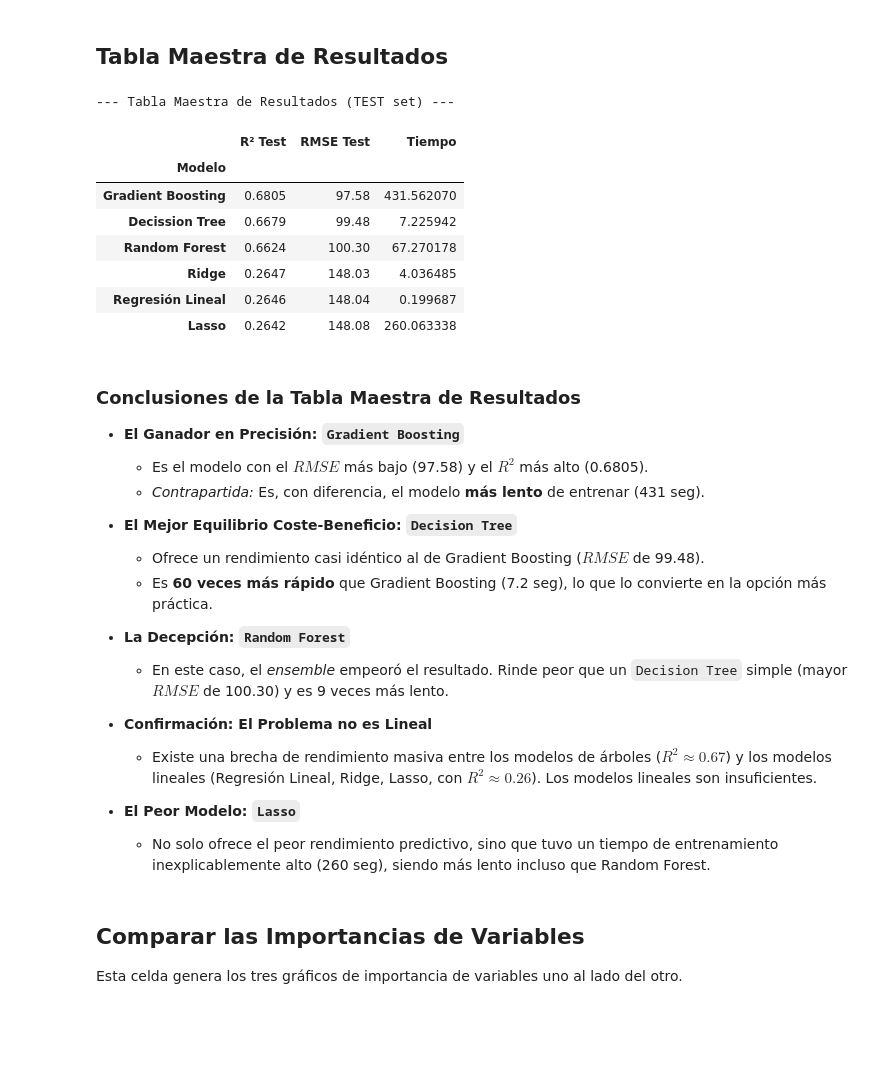
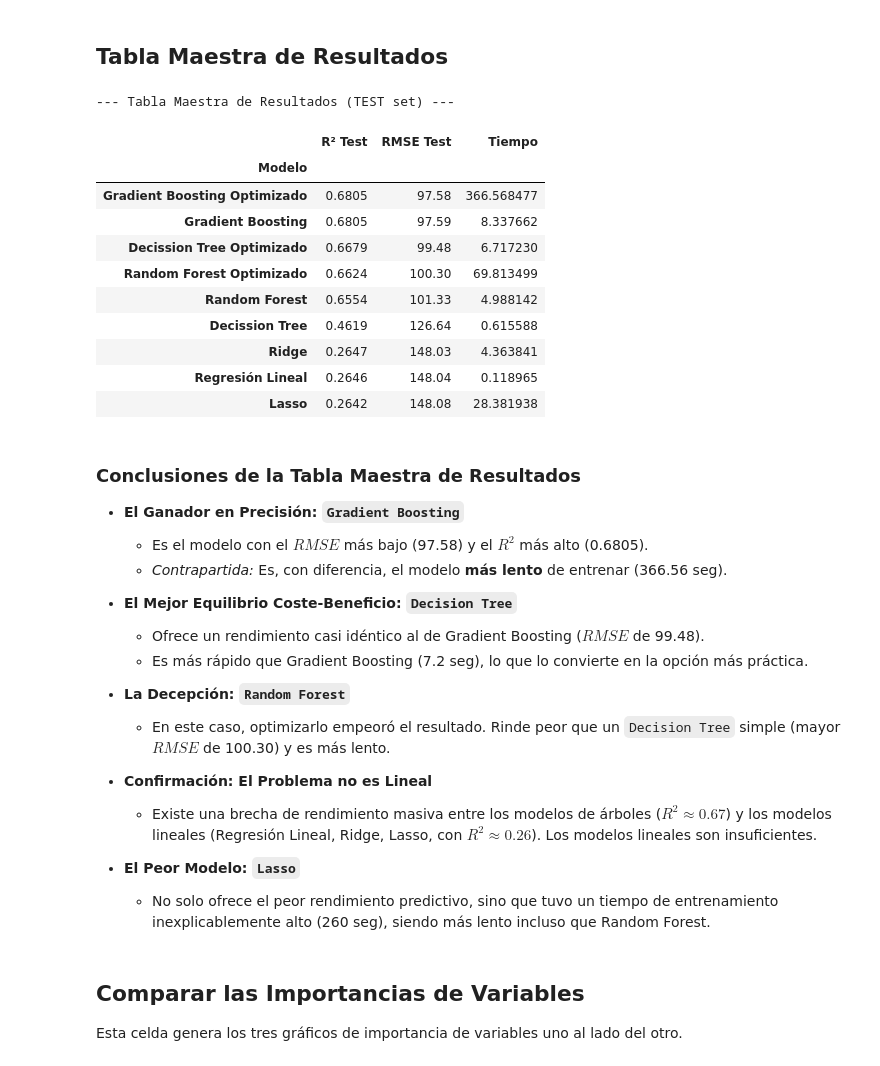
Before and after one commit to thisisrober/real-prediction-regression-global-super-store, a Jupyter notebook: notebook.ipynb, the cells around one changed output. Drawn from its saved outputs; the diff is of its cells as text; code cells hidden in the pictures; blank space fills up the shorter version.

```diff
--- a/notebook.ipynb
+++ b/notebook.ipynb
@@ -325,9 +325,9 @@ lr_model = LinearRegression()
 inicio = time.time()
 lr_model.fit(X_train, y_train)
 fin = time.time()
-lr_tiempo = fin - inicio
+lr_time = fin - inicio
 print("Tiempo LinearRegression:")
-print(f"{lr_tiempo:.2f}\n")
+print(f"{lr_time:.2f}\n")
 # Predicciones
 lr_train_pred = lr_model.predict(X_train)
 lr_test_pred = lr_model.predict(X_test)
@@ -372,9 +372,9 @@ grid_ridge = GridSearchCV(ridge, param_grid, cv=5, scoring='r2')
 inicio = time.time()
 grid_ridge.fit(X_train, y_train)
 fin = time.time()
-ridge_tiempo = fin - inicio
+ridge_time = fin - inicio
 print("Tiempo Ridge:")
-print(f"{ridge_tiempo:.2f}")
+print(f"{ridge_time:.2f}")
 
 # Mejor modelo Ridge
 best_ridge = grid_ridge.best_estimator_
@@ -613,11 +606,11 @@ fin = time.time()
 y_pred = tree.predict(X_test)
 tree_rmse = np.sqrt(mean_squared_error(y_test, y_pred))
 tree_r2 = r2_score(y_test, y_pred)
-tiempo = fin - inicio
+dt_time = fin - inicio
 
 resultados_rf = pd.DataFrame({
     "Modelo": ["Random Forest"],
-    "Tiempo Entrenamiento (s)": [tiempo],
+    "Tiempo Entrenamiento (s)": [dt_time],
     "RMSE Test": [tree_rmse],
     "R2 Test": [tree_r2]
 })
@@ -693,11 +686,11 @@ fin = time.time()
 y_pred = rf.predict(X_test)
 forest_rmse = np.sqrt(mean_squared_error(y_test, y_pred))
 forest_r2 = r2_score(y_test, y_pred)
-tiempo = fin - inicio
+rf_time = fin - inicio
 
 resultados_rf = pd.DataFrame({
     "Modelo": ["Random Forest"],
-    "Tiempo Entrenamiento (s)": [tiempo],
+    "Tiempo Entrenamiento (s)": [rf_time],
     "RMSE Test": [forest_rmse],
     "R2 Test": [forest_r2]
 })
@@ -1086,59 +1085,65 @@ metric_data = [
     ("Regresión Lineal", lr_test_r2, lr_test_rmse, lr_time),
     ("Ridge", ridge_test_r2, ridge_test_rmse, ridge_time),
     ("Lasso", lasso_test_r2, lasso_test_rmse, lasso_time),
-    ("Decission Tree", tree_r2_final, tree_rmse_final, tree_time),
-    ("Random Forest", forest_r2_final, forest_rmse_final, forest_time),
-    ("Gradient Boosting", gb_test_r2, gb_test_rmse, gb_time)
+    ("Decission Tree", tree_r2, tree_rmse, dt_time),
+    ("Decission Tree Optimizado", tree_r2_final, tree_rmse_final, tree_time),
+    ("Random Forest", forest_r2, forest_rmse, rf_time),
+    ("Random Forest Optimizado", forest_r2_final, forest_rmse_final, forest_time),
+    ("Gradient Boosting", gb_test_r2_default, gb_test_rmse_default, gb_training_time_default),
+    ("Gradient Boosting Optimizado", gb_test_r2, gb_test_rmse, gb_time)
 ]
 
 # 2. Construir el DataFrame
 resultados = []
 
 for nombre, r2, rmse, time in metric_data:
     resultados.append({
         "Modelo": nombre,
         "R² Test": r2,
         "RMSE Test": rmse,
         "Tiempo": time
     })
 
 # --- Crear la Tabla Maestra ---
 if resultados:
     df_resultados = pd.DataFrame(resultados)
     df_resultados = df_resultados.set_index('Modelo')
     df_resultados = df_resultados.sort_values(by='R² Test', ascending=False)
 
     # Mostrar la tabla
     print("\n--- Tabla Maestra de Resultados (TEST set) ---")
     display(df_resultados.style.format({
         'R² Test': '{:.4f}',
         'RMSE Test': '{:,.2f}'
     }))
 else:
     print("La lista 'metric_data' está vacía. Verifica las variables.")
 # %% [output]
 --- Tabla Maestra de Resultados (TEST set) ---
 |  | R² Test | RMSE Test | Tiempo |
 | Modelo |  |  |  |
-| Gradient Boosting | 0.6805 | 97.58 | 431.562070 |
-| Decission Tree | 0.6679 | 99.48 | 7.225942 |
-| Random Forest | 0.6624 | 100.30 | 67.270178 |
-| Ridge | 0.2647 | 148.03 | 4.036485 |
-| Regresión Lineal | 0.2646 | 148.04 | 0.199687 |
-| Lasso | 0.2642 | 148.08 | 260.063338 |
+| Gradient Boosting Optimizado | 0.6805 | 97.58 | 366.568477 |
+| Gradient Boosting | 0.6805 | 97.59 | 8.337662 |
+| Decission Tree Optimizado | 0.6679 | 99.48 | 6.717230 |
+| Random Forest Optimizado | 0.6624 | 100.30 | 69.813499 |
+| Random Forest | 0.6554 | 101.33 | 4.988142 |
+| Decission Tree | 0.4619 | 126.64 | 0.615588 |
+| Ridge | 0.2647 | 148.03 | 4.363841 |
+| Regresión Lineal | 0.2646 | 148.04 | 0.118965 |
+| Lasso | 0.2642 | 148.08 | 28.381938 |
 # %% [markdown]
 ### Conclusiones de la Tabla Maestra de Resultados
 
 * **El Ganador en Precisión: `Gradient Boosting`**
     * Es el modelo con el $RMSE$ más bajo (97.58) y el $R^2$ más alto (0.6805).
-    * *Contrapartida:* Es, con diferencia, el modelo **más lento** de entrenar (431 seg).
+    * *Contrapartida:* Es, con diferencia, el modelo **más lento** de entrenar (366.56 seg).
 
 * **El Mejor Equilibrio Coste-Beneficio: `Decision Tree`**
     * Ofrece un rendimiento casi idéntico al de Gradient Boosting ($RMSE$ de 99.48).
-    * Es **60 veces más rápido** que Gradient Boosting (7.2 seg), lo que lo convierte en la opción más práctica.
+    * Es más rápido que Gradient Boosting (7.2 seg), lo que lo convierte en la opción más práctica.
 
 * **La Decepción: `Random Forest`**
-    * En este caso, el *ensemble* empeoró el resultado. Rinde peor que un `Decision Tree` simple (mayor $RMSE$ de 100.30) y es 9 veces más lento.
+    * En este caso, optimizarlo empeoró el resultado. Rinde peor que un `Decision Tree` simple (mayor $RMSE$ de 100.30) y es más lento.
 
 * **Confirmación: El Problema no es Lineal**
     * Existe una brecha de rendimiento masiva entre los modelos de árboles ($R^2 \approx 0.67$) y los modelos lineales (Regresión Lineal, Ridge, Lasso, con $R^2 \approx 0.26$). Los modelos lineales son insuficientes.
```
Also changed, not shown: parts of 11 cells of this notebook.
